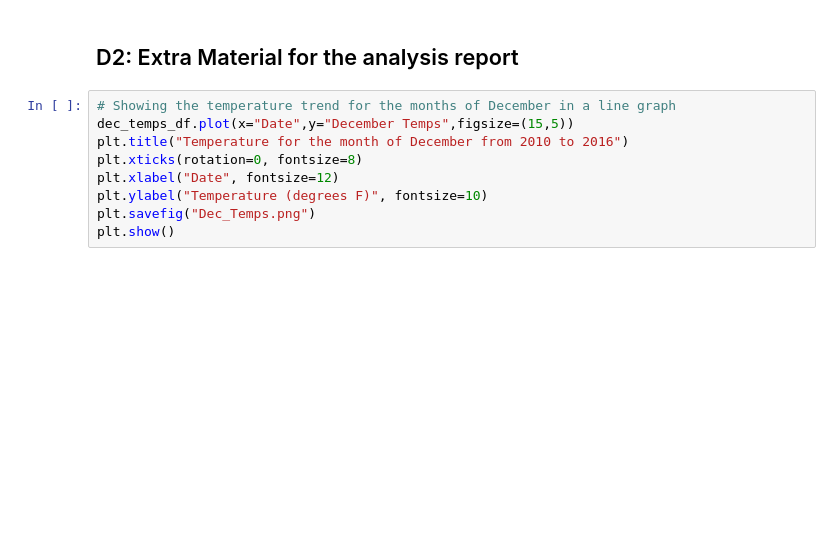
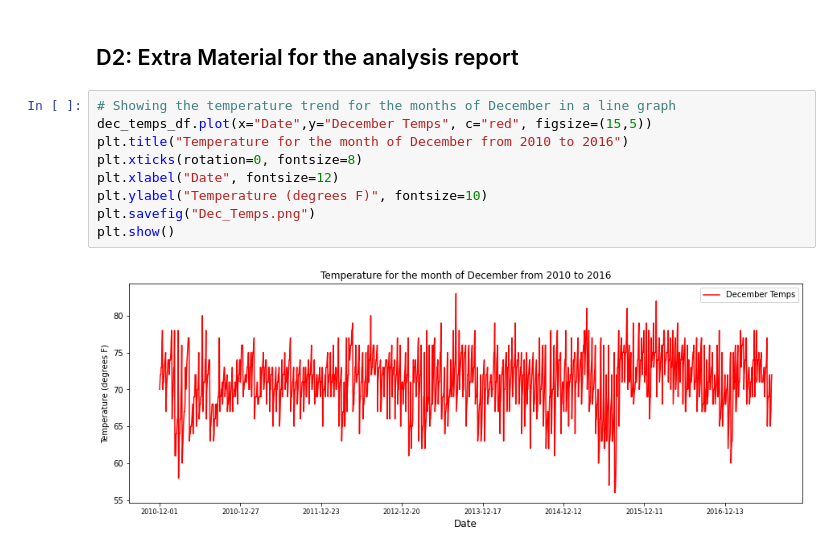
Before and after one commit to BLuckoo/surfs_up, a Jupyter notebook: SurfsUp_Challenge.ipynb, the cells around one changed output. Saved outputs shown, nothing was run; the diff lists cells and outputs as text; blank space fills up the shorter version.

```diff
--- a/SurfsUp_Challenge.ipynb
+++ b/SurfsUp_Challenge.ipynb
@@ -105,10 +139,12 @@ dec_temps_df.describe()
 ##  D2: Extra Material for the analysis report
 # %%
 # Showing the temperature trend for the months of December in a line graph
-dec_temps_df.plot(x="Date",y="December Temps",figsize=(15,5))
+dec_temps_df.plot(x="Date",y="December Temps", c="red", figsize=(15,5))
 plt.title("Temperature for the month of December from 2010 to 2016")
 plt.xticks(rotation=0, fontsize=8)
 plt.xlabel("Date", fontsize=12)
 plt.ylabel("Temperature (degrees F)", fontsize=10)
 plt.savefig("Dec_Temps.png")
 plt.show()
+# %% [output]
+[figure, added]
```
Also changed, not shown: parts of 10 cells of this notebook, 1 other file.
